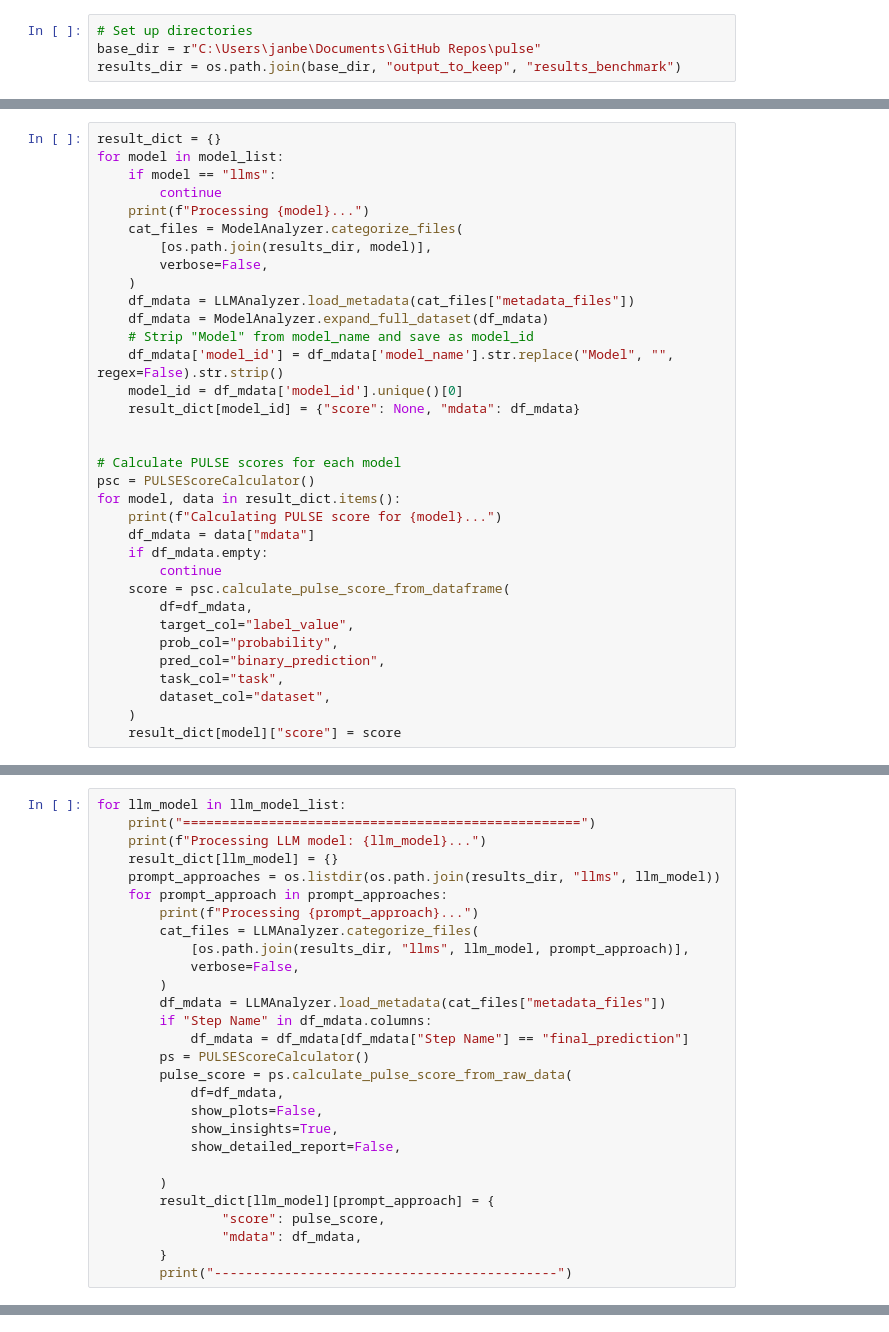
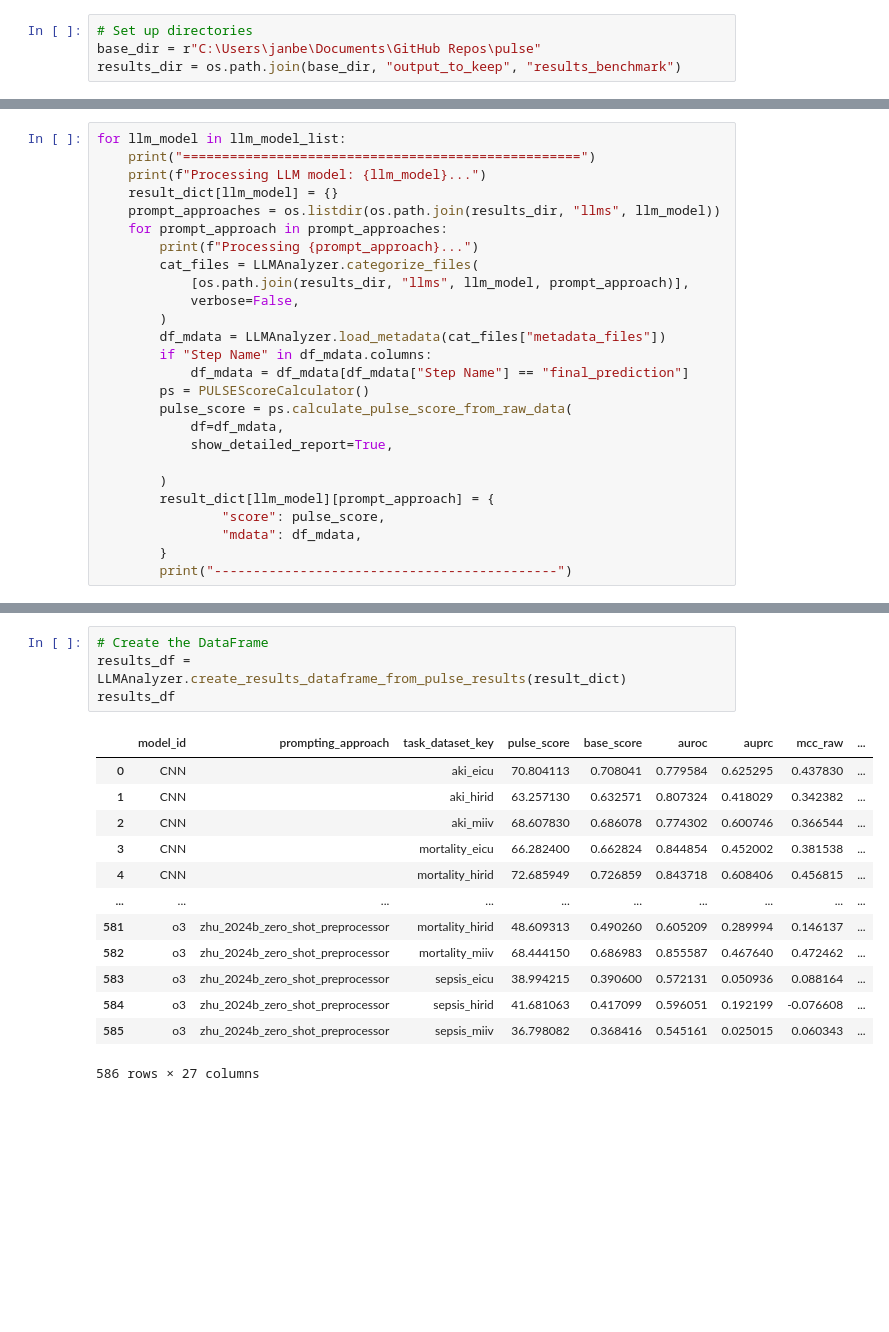
Before and after one commit to j4nberner/pulse, a Jupyter notebook: notebooks/calculate_all_pulse_scores.ipynb, the cells around one changed output, grey strips where cells are left out. Cells and saved outputs as stored; diff of their text form; blank space fills up the shorter version.

```diff
--- a/notebooks/calculate_all_pulse_scores.ipynb
+++ b/notebooks/calculate_all_pulse_scores.ipynb
@@ -36,34 +27,0 @@ Conventional Models
-# %%
-result_dict = {}
-for model in model_list:
-    if model == "llms":
-        continue
-    print(f"Processing {model}...")
-    cat_files = ModelAnalyzer.categorize_files(
-        [os.path.join(results_dir, model)],
-        verbose=False,
-    )
-    df_mdata = LLMAnalyzer.load_metadata(cat_files["metadata_files"])
-    df_mdata = ModelAnalyzer.expand_full_dataset(df_mdata)
-    # Strip "Model" from model_name and save as model_id
-    df_mdata['model_id'] = df_mdata['model_name'].str.replace("Model", "", regex=False).str.strip()
-    model_id = df_mdata['model_id'].unique()[0]
-    result_dict[model_id] = {"score": None, "mdata": df_mdata}
-
-
-# Calculate PULSE scores for each model
-psc = PULSEScoreCalculator()
-for model, data in result_dict.items():
-    print(f"Calculating PULSE score for {model}...")
-    df_mdata = data["mdata"]
-    if df_mdata.empty:
-        continue
-    score = psc.calculate_pulse_score_from_dataframe(
-        df=df_mdata,
-        target_col="label_value",
-        prob_col="probability",
-        pred_col="binary_prediction",
-        task_col="task",
-        dataset_col="dataset",
-    )
-    result_dict[model]["score"] = score
@@ -124,9 +153,7 @@ for llm_model in llm_model_list:
         ps = PULSEScoreCalculator()
         pulse_score = ps.calculate_pulse_score_from_raw_data(
             df=df_mdata,
-            show_plots=False,
-            show_insights=True,
-            show_detailed_report=False,
+            show_detailed_report=True,
 
         )
         result_dict[llm_model][prompt_approach] = {
@@ -381,0 +182,18 @@ plt.show()
+# %%
+# Create the DataFrame
+results_df = LLMAnalyzer.create_results_dataframe_from_pulse_results(result_dict)
+results_df
+# %% [output]
+|  | model_id | prompting_approach | task_dataset_key | pulse_score | base_score | auroc | auprc | mcc_raw | ... |
+| 0 | CNN |  | aki_eicu | 70.804113 | 0.708041 | 0.779584 | 0.625295 | 0.437830 | ... |
+| 1 | CNN |  | aki_hirid | 63.257130 | 0.632571 | 0.807324 | 0.418029 | 0.342382 | ... |
+| 2 | CNN |  | aki_miiv | 68.607830 | 0.686078 | 0.774302 | 0.600746 | 0.366544 | ... |
+| 3 | CNN |  | mortality_eicu | 66.282400 | 0.662824 | 0.844854 | 0.452002 | 0.381538 | ... |
+| 4 | CNN |  | mortality_hirid | 72.685949 | 0.726859 | 0.843718 | 0.608406 | 0.456815 | ... |
+| ... | ... | ... | ... | ... | ... | ... | ... | ... | ... |
+| 581 | o3 | zhu_2024b_zero_shot_preprocessor | mortality_hirid | 48.609313 | 0.490260 | 0.605209 | 0.289994 | 0.146137 | ... |
+| 582 | o3 | zhu_2024b_zero_shot_preprocessor | mortality_miiv | 68.444150 | 0.686983 | 0.855587 | 0.467640 | 0.472462 | ... |
+| 583 | o3 | zhu_2024b_zero_shot_preprocessor | sepsis_eicu | 38.994215 | 0.390600 | 0.572131 | 0.050936 | 0.088164 | ... |
+| 584 | o3 | zhu_2024b_zero_shot_preprocessor | sepsis_hirid | 41.681063 | 0.417099 | 0.596051 | 0.192199 | -0.076608 | ... |
+| 585 | o3 | zhu_2024b_zero_shot_preprocessor | sepsis_miiv | 36.798082 | 0.368416 | 0.545161 | 0.025015 | 0.060343 | ... |
+586 rows × 27 columns
```
Also changed, not shown: parts of 20 cells of this notebook, 2 other files.
